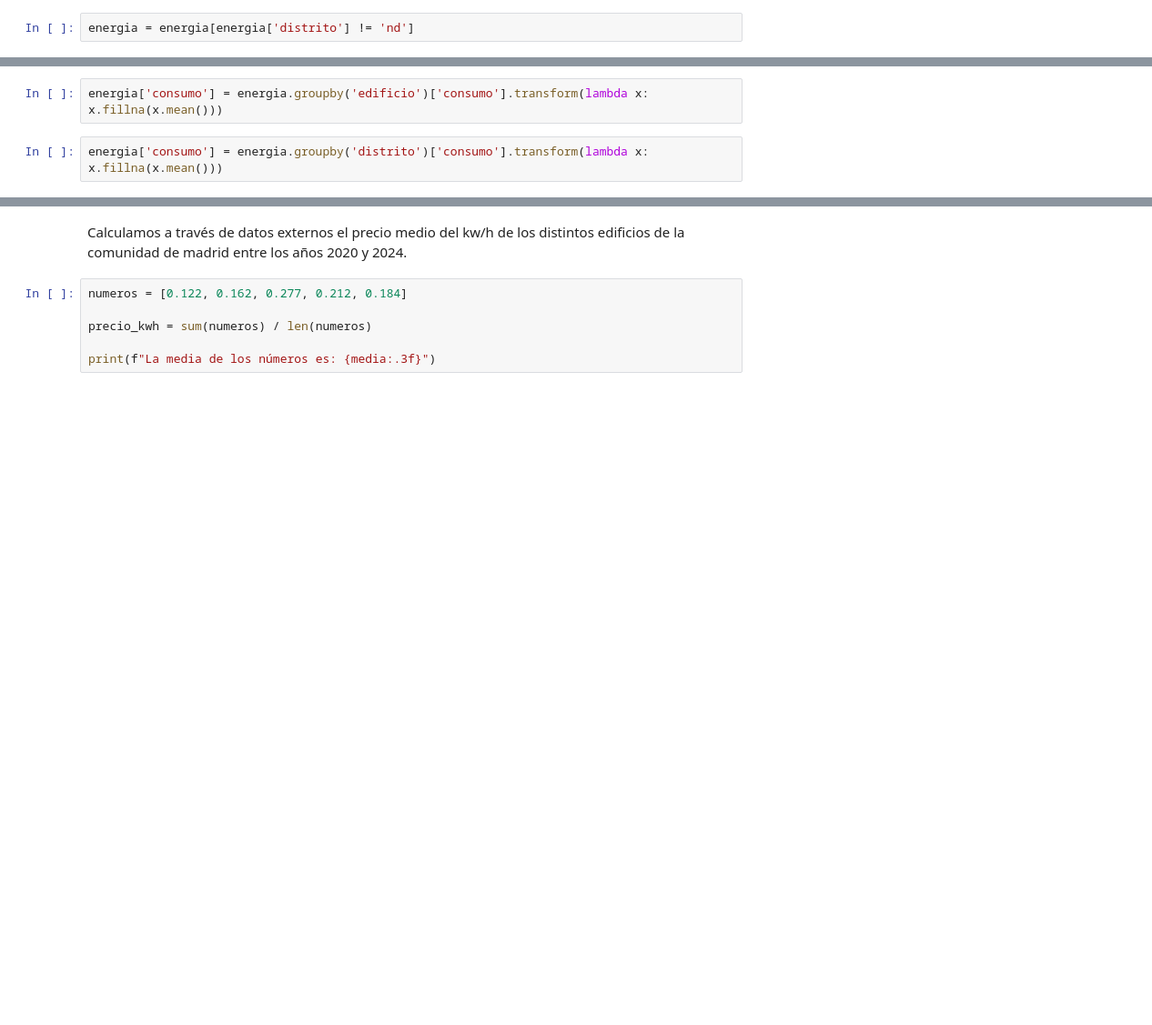
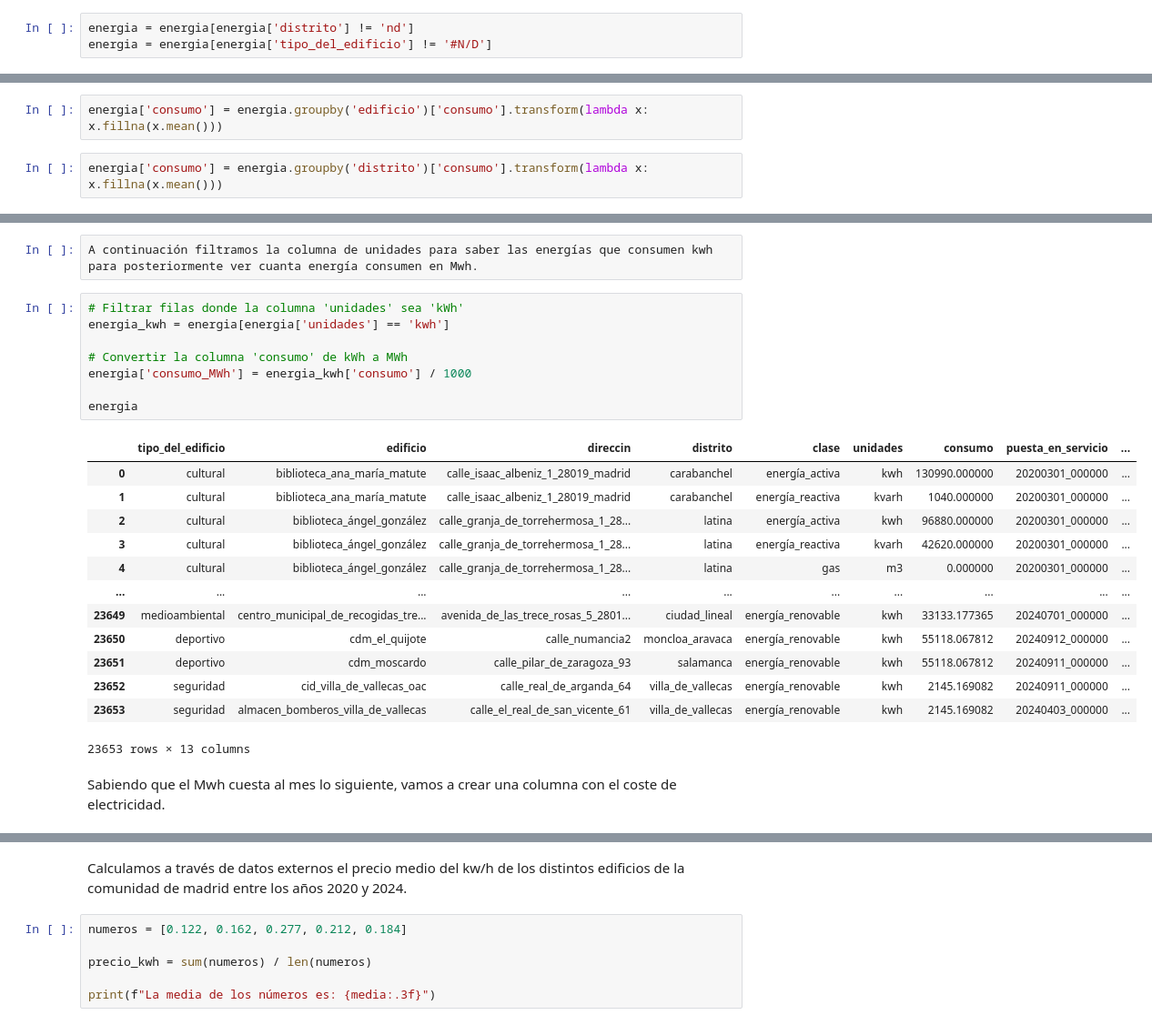
Before and after one commit to albaaafdez/SunShare, a Jupyter notebook: big data/energia_madrid.ipynb, the cells around one changed output, grey strips where cells are left out. Shown: that part at 91% size. Cells and saved outputs as stored; diff of their text form; blank space fills up the shorter version.

```diff
--- a/big data/energia_madrid.ipynb
+++ b/big data/energia_madrid.ipynb
@@ -558,2 +444,3 @@ Vamos a eliminar la fila nd porque no nos aporta nada de información a nuestro
 # %%
 energia = energia[energia['distrito'] != 'nd']
+energia = energia[energia['tipo_del_edificio'] != '#N/D']
@@ -581,0 +488,26 @@ energia['consumo'] = energia.groupby('distrito')['consumo'].transform(lambda x:
+# %%
+A continuación filtramos la columna de unidades para saber las energías que consumen kwh para posteriormente ver cuanta energía consumen en Mwh.
+# %%
+# Filtrar filas donde la columna 'unidades' sea 'kWh'
+energia_kwh = energia[energia['unidades'] == 'kwh']
+
+# Convertir la columna 'consumo' de kWh a MWh
+energia['consumo_MWh'] = energia_kwh['consumo'] / 1000
+
+energia
+# %% [output]
+|  | tipo_del_edificio | edificio | direccin | distrito | clase | unidades | consumo | puesta_en_servicio | ... |
+| 0 | cultural | biblioteca_ana_maría_matute | calle_isaac_albeniz_1_28019_madrid | carabanchel | energía_activa | kwh | 130990.000000 | 20200301_000000 | ... |
+| 1 | cultural | biblioteca_ana_maría_matute | calle_isaac_albeniz_1_28019_madrid | carabanchel | energía_reactiva | kvarh | 1040.000000 | 20200301_000000 | ... |
+| 2 | cultural | biblioteca_ángel_gonzález | calle_granja_de_torrehermosa_1_28... | latina | energía_activa | kwh | 96880.000000 | 20200301_000000 | ... |
+| 3 | cultural | biblioteca_ángel_gonzález | calle_granja_de_torrehermosa_1_28... | latina | energía_reactiva | kvarh | 42620.000000 | 20200301_000000 | ... |
+| 4 | cultural | biblioteca_ángel_gonzález | calle_granja_de_torrehermosa_1_28... | latina | gas | m3 | 0.000000 | 20200301_000000 | ... |
+| ... | ... | ... | ... | ... | ... | ... | ... | ... | ... |
+| 23649 | medioambiental | centro_municipal_de_recogidas_tre... | avenida_de_las_trece_rosas_5_2801... | ciudad_lineal | energía_renovable | kwh | 33133.177365 | 20240701_000000 | ... |
+| 23650 | deportivo | cdm_el_quijote | calle_numancia2 | moncloa_aravaca | energía_renovable | kwh | 55118.067812 | 20240912_000000 | ... |
+| 23651 | deportivo | cdm_moscardo | calle_pilar_de_zaragoza_93 | salamanca | energía_renovable | kwh | 55118.067812 | 20240911_000000 | ... |
+| 23652 | seguridad | cid_villa_de_vallecas_oac | calle_real_de_arganda_64 | villa_de_vallecas | energía_renovable | kwh | 2145.169082 | 20240911_000000 | ... |
+| 23653 | seguridad | almacen_bomberos_villa_de_vallecas | calle_el_real_de_san_vicente_61 | villa_de_vallecas | energía_renovable | kwh | 2145.169082 | 20240403_000000 | ... |
+23653 rows × 13 columns
+# %% [markdown]
+Sabiendo que el Mwh cuesta al mes lo siguiente, vamos a crear una columna con el coste de electricidad.
```
Also changed, not shown: parts of 66 cells of this notebook.
